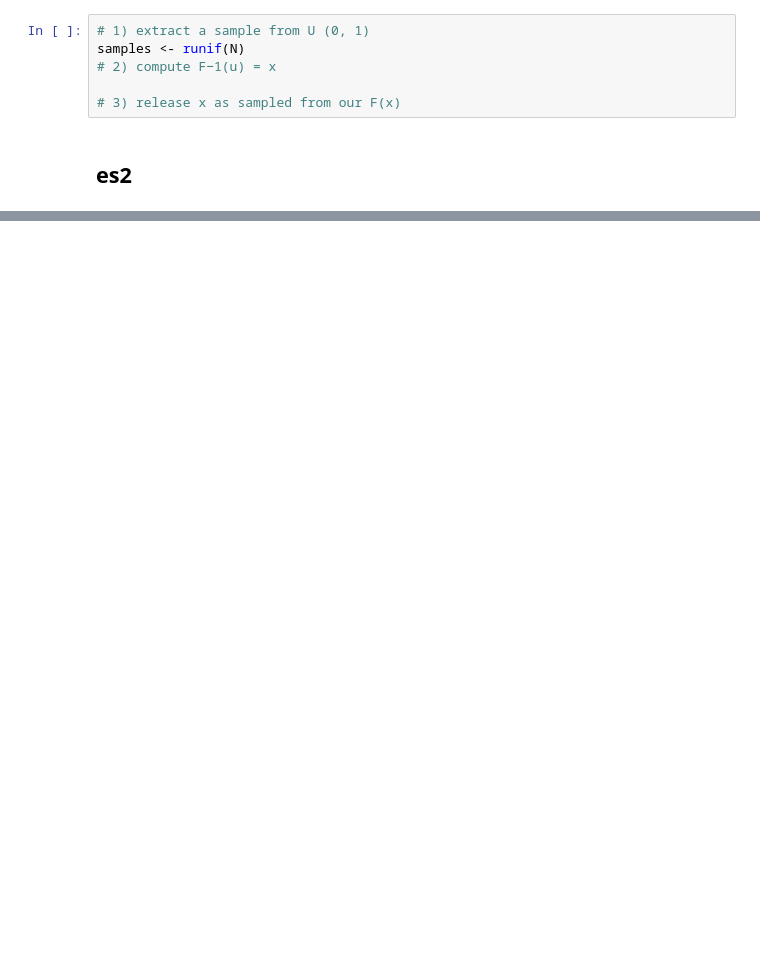
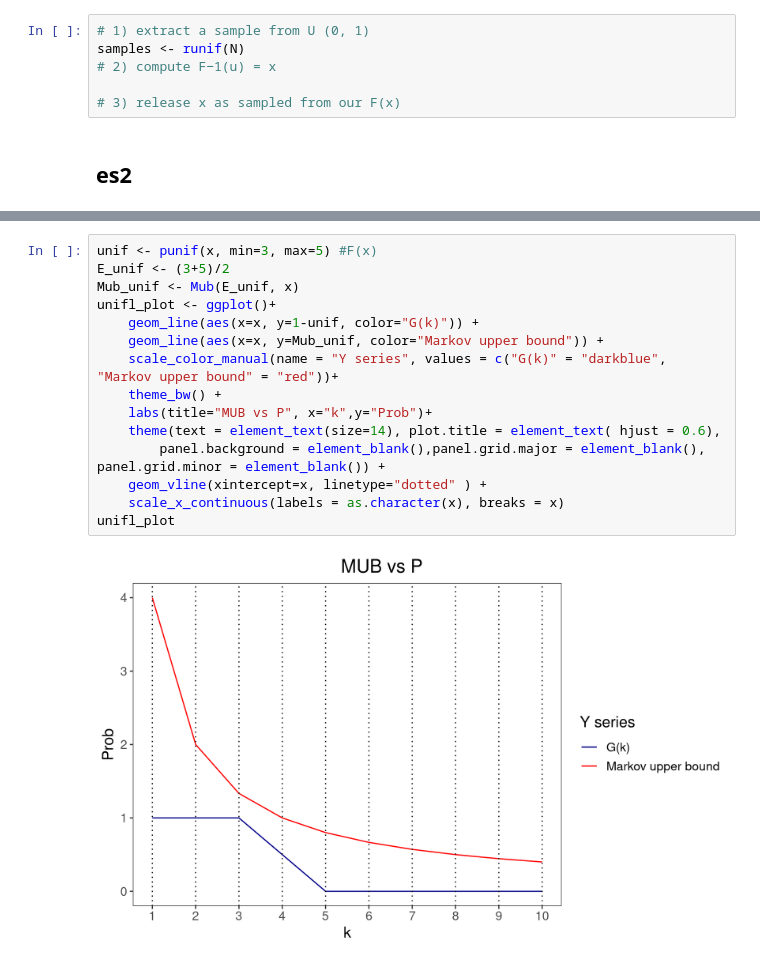
Before and after one commit to PietroCappelli/Advance_stat, a Jupyter notebook: Exercises/exercises03.ipynb, the cells around one changed output, grey strips where cells are left out. Cells and saved outputs as stored; diff of their text form; blank space fills up the shorter version.

```diff
--- a/Exercises/exercises03.ipynb
+++ b/Exercises/exercises03.ipynb
@@ -92,0 +116,17 @@ espl_plot <- plot(esp, 1-)
+# %%
+unif <- punif(x, min=3, max=5) #F(x)
+E_unif <- (3+5)/2
+Mub_unif <- Mub(E_unif, x)
+unifl_plot <- ggplot()+
+    geom_line(aes(x=x, y=1-unif, color="G(k)")) +
+    geom_line(aes(x=x, y=Mub_unif, color="Markov upper bound")) +
+    scale_color_manual(name = "Y series", values = c("G(k)" = "darkblue", "Markov upper bound" = "red"))+
+    theme_bw() +
+    labs(title="MUB vs P", x="k",y="Prob")+
+    theme(text = element_text(size=14), plot.title = element_text( hjust = 0.6),
+        panel.background = element_blank(),panel.grid.major = element_blank(), panel.grid.minor = element_blank()) +
+    geom_vline(xintercept=x, linetype="dotted" ) +
+    scale_x_continuous(labels = as.character(x), breaks = x)
+unifl_plot
+# %% [output]
+[figure, added]
```
Also changed, not shown: parts of 10 cells of this notebook.
